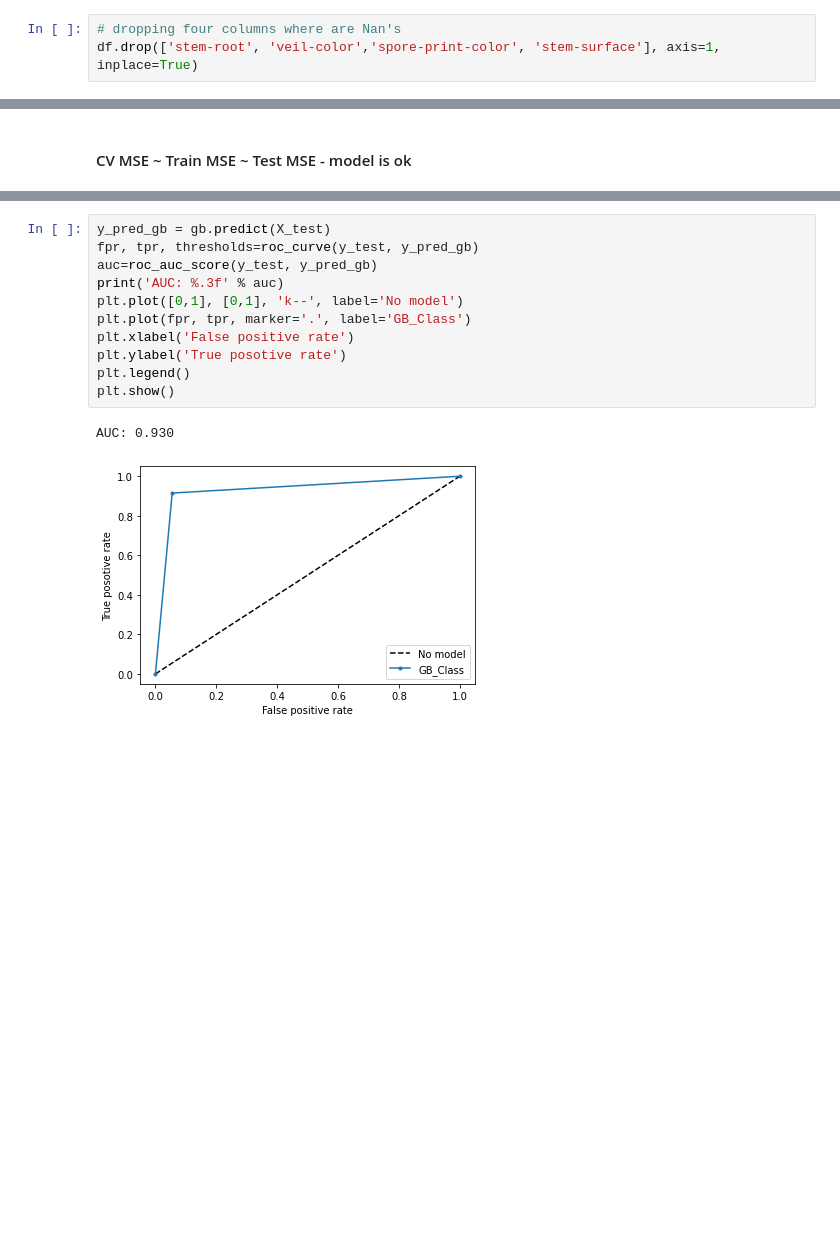
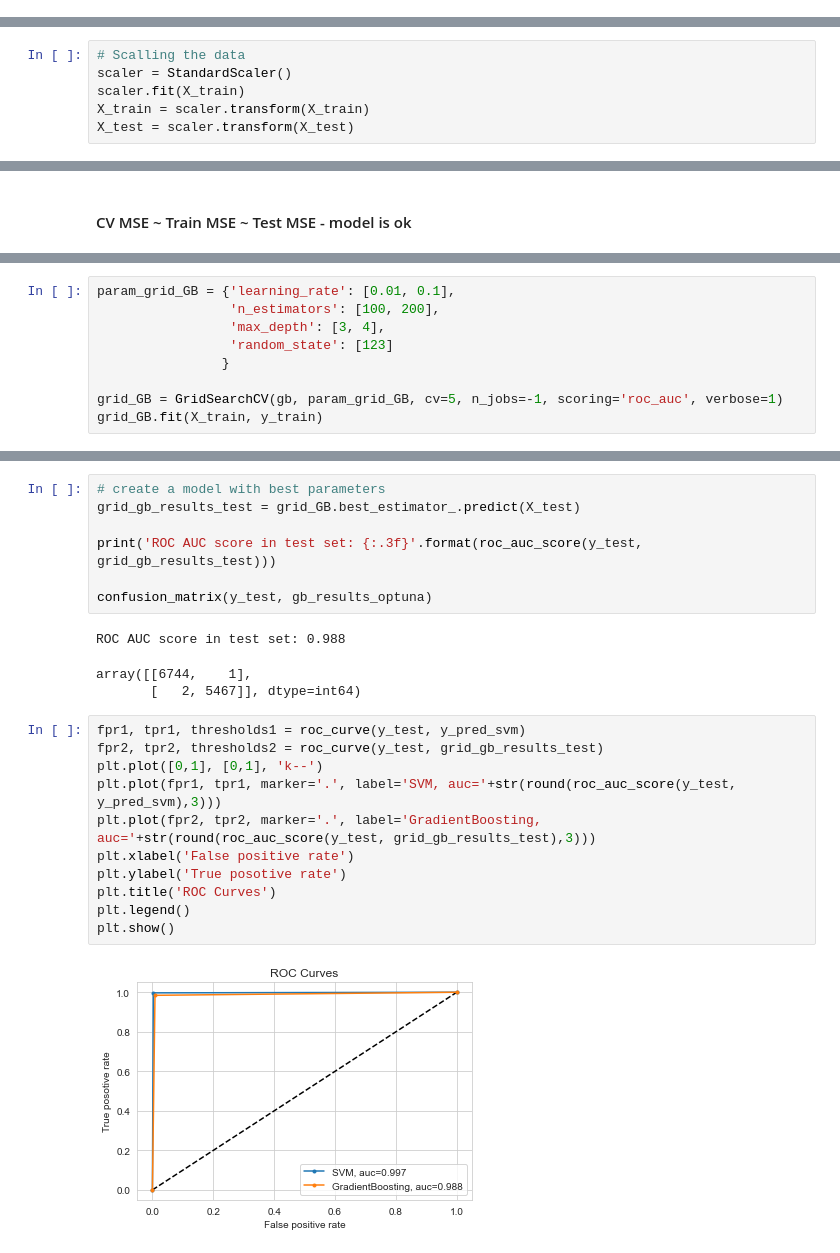
Before and after one commit to AleksanderWernik/Mushrooms, a Jupyter notebook: Grzyby.ipynb, the cells around one changed output, grey strips where cells are left out. Drawn from its saved outputs; the diff is of its cells as text; blank space fills up the shorter version.

```diff
--- a/Grzyby.ipynb
+++ b/Grzyby.ipynb
@@ -373,3 +292,0 @@ plt.show()
-# %%
-# dropping four columns where are Nan's
-df.drop(['stem-root', 'veil-color','spore-print-color', 'stem-surface'], axis=1, inplace=True)
@@ -458,3 +325,9 @@ from sklearn.metrics import roc_curve, roc_auc_score
+# %%
+# Scalling the data
+scaler = StandardScaler()
+scaler.fit(X_train)
+X_train = scaler.transform(X_train)
+X_test = scaler.transform(X_test)
 # %%
 seed = 123
 models =[("LR", LogisticRegression(random_state=seed)),("KNN",KNeighborsClassifier()), ("SVM", SVC(random_state=seed)),
@@ -607,0 +497,9 @@ Test MSE: 0.0685
+# %%
+param_grid_GB = {'learning_rate': [0.01, 0.1],
+                 'n_estimators': [100, 200],
+                 'max_depth': [3, 4],
+                 'random_state': [123]
+                }
+
+grid_GB = GridSearchCV(gb, param_grid_GB, cv=5, n_jobs=-1, scoring='roc_auc', verbose=1)
+grid_GB.fit(X_train, y_train)
@@ -608,14 +513,24 @@ Test MSE: 0.0685
+# %%
+# create a model with best parameters
+grid_gb_results_test = grid_GB.best_estimator_.predict(X_test)
+
+print('ROC AUC score in test set: {:.3f}'.format(roc_auc_score(y_test, grid_gb_results_test)))
+
+confusion_matrix(y_test, gb_results_optuna)
+# %% [output]
+ROC AUC score in test set: 0.988
+array([[6744,    1],
+       [   2, 5467]], dtype=int64)
 # %%
-y_pred_gb = gb.predict(X_test)
-fpr, tpr, thresholds=roc_curve(y_test, y_pred_gb)
-auc=roc_auc_score(y_test, y_pred_gb)
-print('AUC: %.3f' % auc)
-plt.plot([0,1], [0,1], 'k--', label='No model')
-plt.plot(fpr, tpr, marker='.', label='GB_Class')
+fpr1, tpr1, thresholds1 = roc_curve(y_test, y_pred_svm)
+fpr2, tpr2, thresholds2 = roc_curve(y_test, grid_gb_results_test)
+plt.plot([0,1], [0,1], 'k--')
+plt.plot(fpr1, tpr1, marker='.', label='SVM, auc='+str(round(roc_auc_score(y_test, y_pred_svm),3)))
+plt.plot(fpr2, tpr2, marker='.', label='GradientBoosting, auc='+str(round(roc_auc_score(y_test, grid_gb_results_test),3)))
 plt.xlabel('False positive rate')
 plt.ylabel('True posotive rate')
+plt.title('ROC Curves')
 plt.legend()
 plt.show()
 # %% [output]
-AUC: 0.930
-[figure, old version]
+[figure, new version]
```
Also changed, not shown: parts of 85 cells of this notebook.
